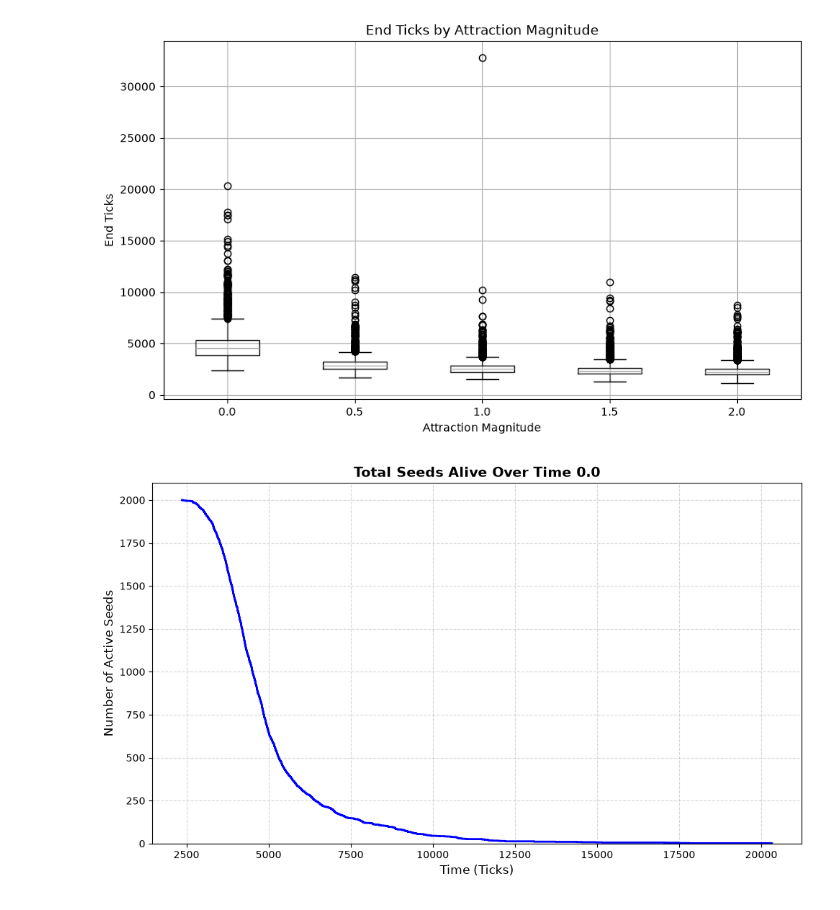
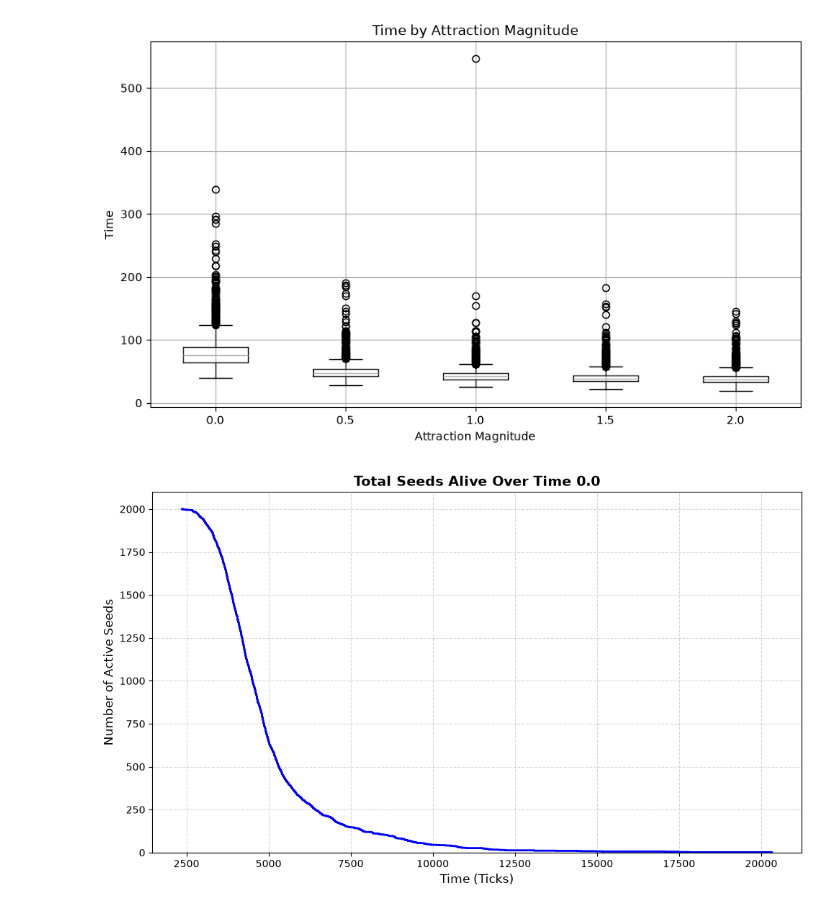
Before and after one commit to AdrianCosar/PCI-Group-21, a Jupyter notebook: examples/lexbook.ipynb, the cells around one changed output. Saved outputs shown, nothing was run; the diff lists cells and outputs as text; code cells hidden in the pictures.

```diff
--- a/examples/lexbook.ipynb
+++ b/examples/lexbook.ipynb
@@ -11,15 +11,16 @@ for csv in csv_files:
     df['attraction_magnitude'] = float(csv.split('_')[1].replace('.csv', ''))
     df1 = pd.concat([df1, df], ignore_index=True)
 # %%
-df1.boxplot(column='end_ticks', by='attraction_magnitude', figsize=(10, 6))
+df1['end_time'] = df1['end_ticks'] / 60  # Convert ticks to seconds
+df1.boxplot(column='end_time', by='attraction_magnitude', figsize=(10, 6))
 
-plt.title('End Ticks by Attraction Magnitude')
+plt.title('Time by Attraction Magnitude')
 plt.suptitle('')
 plt.xlabel('Attraction Magnitude')
-plt.ylabel('End Ticks')
+plt.ylabel('Time')
 plt.show()
 # %% [output]
-[figure, old version]
+[figure, new version]
 # %%
 csv_files = ['C:\\Users\\spray\\OneDrive\\Documents\\GitHub\\PCI-Group-21\\examples\\testing_0.csv', 'C:\\Users\\spray\\OneDrive\\Documents\\GitHub\\PCI-Group-21\\examples\\testing_0.5.csv', 'C:\\Users\\spray\\OneDrive\\Documents\\GitHub\\PCI-Group-21\\examples\\testing_1.csv', 'C:\\Users\\spray\\OneDrive\\Documents\\GitHub\\PCI-Group-21\\examples\\testing_1.5.csv', 'C:\\Users\\spray\\OneDrive\\Documents\\GitHub\\PCI-Group-21\\examples\\testing_2.csv']
 
```
